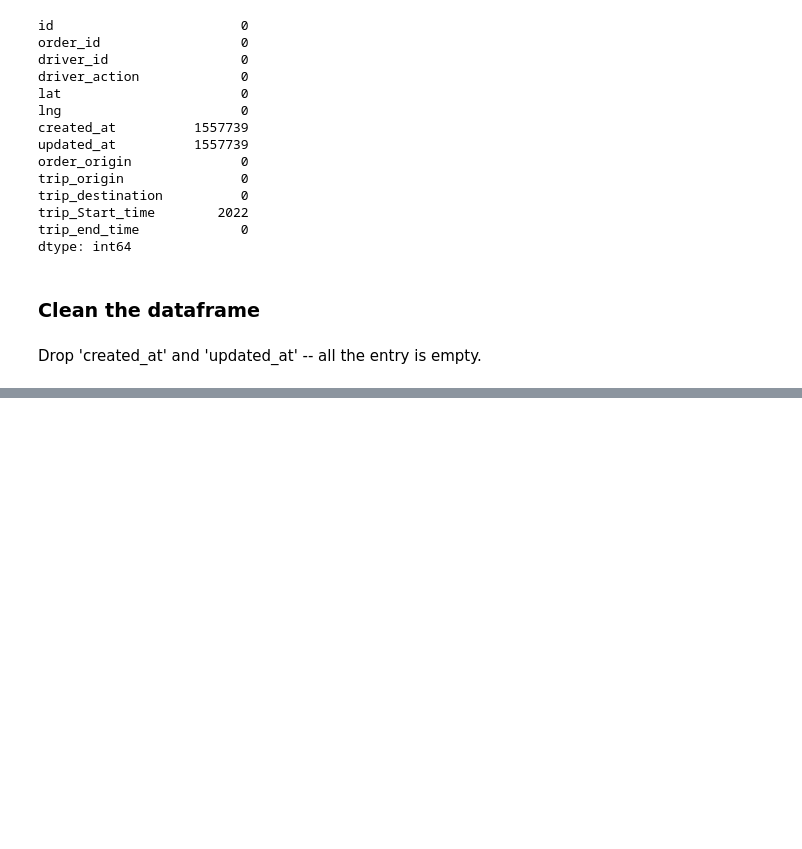
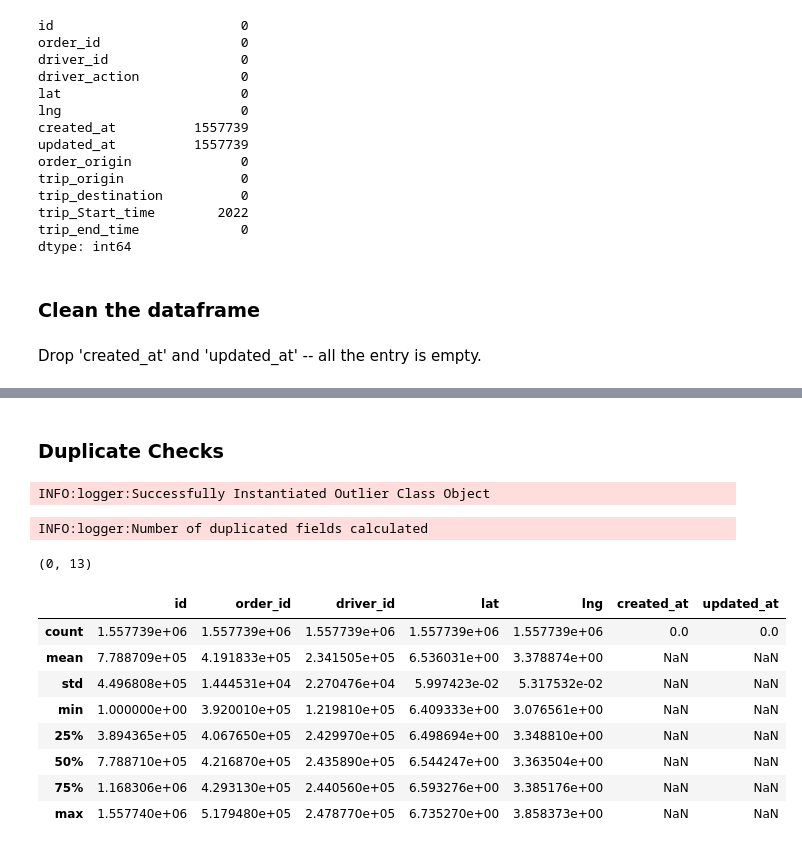
Before and after one commit to yonamg/Causal_Inference_Model, a Jupyter notebook: notebook/Causal_EDA.ipynb, the cells around one changed output, grey strips where cells are left out. Cells and saved outputs as stored; diff of their text form; code cells hidden in the pictures; blank space fills up the shorter version.

```diff
--- a/notebook/Causal_EDA.ipynb
+++ b/notebook/Causal_EDA.ipynb
@@ -176,0 +190,25 @@ Drop 'created_at' and 'updated_at' -- all the entry is empty.
+# %% [markdown]
+### Duplicate Checks
+# %%
+overview = Overview(df)
+prep = PreProcess(df)
+# %% [output]
+INFO:logger:Successfully Instantiated Outlier Class Object
+# %%
+# Duplicate check
+overview.number_of_duplicates(df)
+# %% [output]
+INFO:logger:Number of duplicated fields calculated
+(0, 13)
+# %%
+df.describe()
+# %% [output]
+|  | id | order_id | driver_id | lat | lng | created_at | updated_at |
+| count | 1.557739e+06 | 1.557739e+06 | 1.557739e+06 | 1.557739e+06 | 1.557739e+06 | 0.0 | 0.0 |
+| mean | 7.788709e+05 | 4.191833e+05 | 2.341505e+05 | 6.536031e+00 | 3.378874e+00 | NaN | NaN |
+| std | 4.496808e+05 | 1.444531e+04 | 2.270476e+04 | 5.997423e-02 | 5.317532e-02 | NaN | NaN |
+| min | 1.000000e+00 | 3.920010e+05 | 1.219810e+05 | 6.409333e+00 | 3.076561e+00 | NaN | NaN |
+| 25% | 3.894365e+05 | 4.067650e+05 | 2.429970e+05 | 6.498694e+00 | 3.348810e+00 | NaN | NaN |
+| 50% | 7.788710e+05 | 4.216870e+05 | 2.435890e+05 | 6.544247e+00 | 3.363504e+00 | NaN | NaN |
+| 75% | 1.168306e+06 | 4.293130e+05 | 2.440560e+05 | 6.593276e+00 | 3.385176e+00 | NaN | NaN |
+| max | 1.557740e+06 | 5.179480e+05 | 2.478770e+05 | 6.735270e+00 | 3.858373e+00 | NaN | NaN |
```
Also changed, not shown: parts of 2 cells of this notebook.
